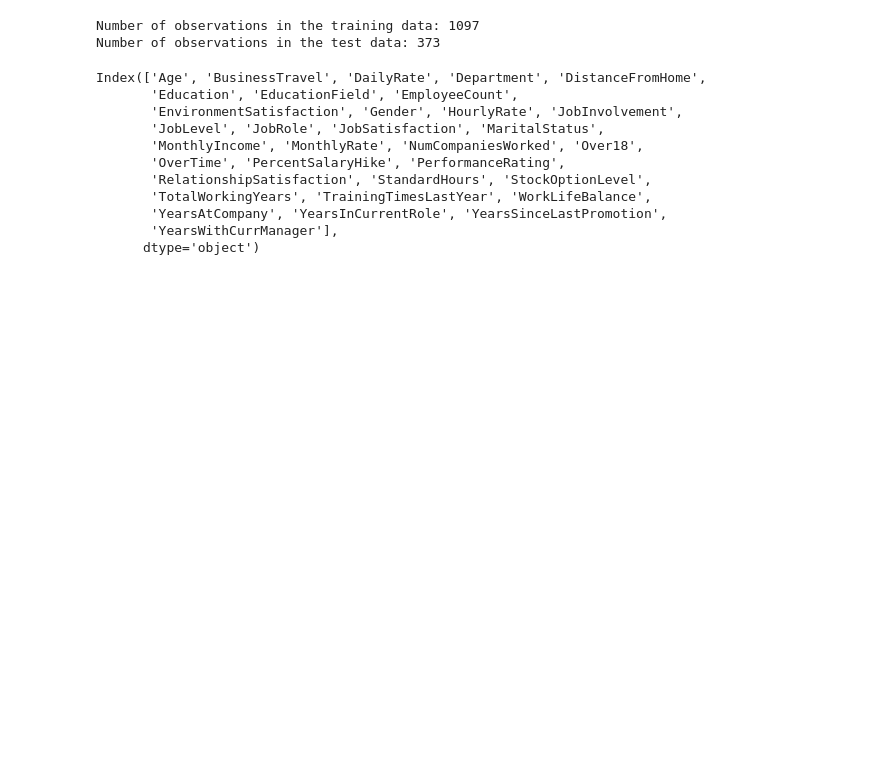
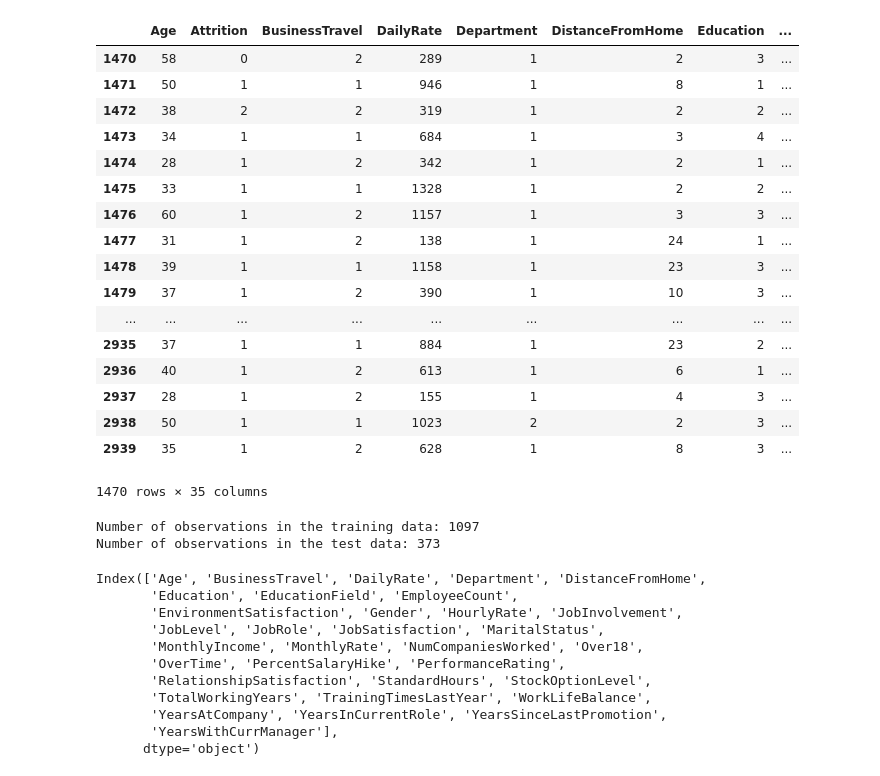
Before and after one commit to liou-r51e/attrition_codie, a Jupyter notebook: mainFolder/main_first.ipynb, the cells around one changed output. Saved outputs shown, nothing was run; the diff lists cells and outputs as text; code cells hidden in the pictures; blank space fills up the shorter version.

```diff
--- a/mainFolder/main_first.ipynb
+++ b/mainFolder/main_first.ipynb
@@ -19,15 +41,36 @@ def intify(s):
 # %%
 a = attrition.columns.values
 #c = attrition.dtypes
 for col_name in a:
-    if not numpy.issubdtype(attrition[col_name].dtype,numpy.number):
+    if not np.issubdtype(attrition[col_name].dtype,np.number):
         attrition[[col_name]] = intify(attrition.get(col_name))
 
 #pd.DataFrame(data=attrition, columns = [a[0]]).Age.dtype
 #attrition.Department = intify(attrition.Department)
 #attrition.Department
 #not numpy.issubdtype(attrition['Age'].dtype,numpy.number)
 attrition.to_csv('new_converted_data.csv')
+attritions = np.array_split(attrition,3)
+attritions[1]
+# %% [output]
+|  | Age | Attrition | BusinessTravel | DailyRate | Department | DistanceFromHome | Education | ... |
+| 1470 | 58 | 0 | 2 | 289 | 1 | 2 | 3 | ... |
+| 1471 | 50 | 1 | 1 | 946 | 1 | 8 | 1 | ... |
+| 1472 | 38 | 2 | 2 | 319 | 1 | 2 | 2 | ... |
+| 1473 | 34 | 1 | 1 | 684 | 1 | 3 | 4 | ... |
+| 1474 | 28 | 1 | 2 | 342 | 1 | 2 | 1 | ... |
+| 1475 | 33 | 1 | 1 | 1328 | 1 | 2 | 2 | ... |
+| 1476 | 60 | 1 | 2 | 1157 | 1 | 3 | 3 | ... |
+| 1477 | 31 | 1 | 2 | 138 | 1 | 24 | 1 | ... |
+| 1478 | 39 | 1 | 1 | 1158 | 1 | 23 | 3 | ... |
+| 1479 | 37 | 1 | 2 | 390 | 1 | 10 | 3 | ... |
+| ... | ... | ... | ... | ... | ... | ... | ... | ... |
+| 2935 | 37 | 1 | 1 | 884 | 1 | 23 | 2 | ... |
+| 2936 | 40 | 1 | 2 | 613 | 1 | 6 | 1 | ... |
+| 2937 | 28 | 1 | 2 | 155 | 1 | 4 | 3 | ... |
+| 2938 | 50 | 1 | 1 | 1023 | 2 | 2 | 3 | ... |
+| 2939 | 35 | 1 | 2 | 628 | 1 | 8 | 3 | ... |
+1470 rows × 35 columns
 # %%
 df = copy.deepcopy(attrition)
 del df['Attrition']
```
Also changed, not shown: parts of 6 cells of this notebook, 3 other files.
